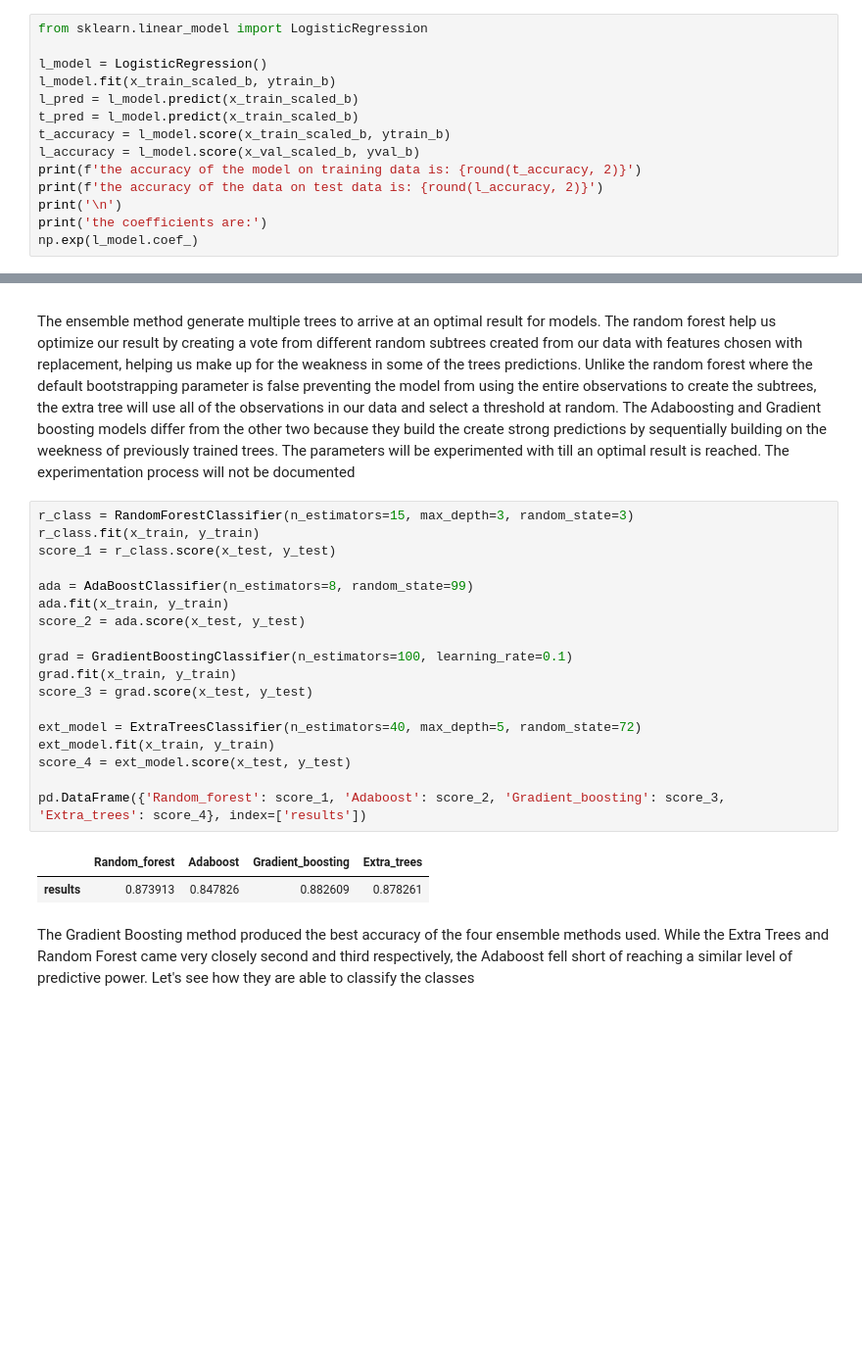
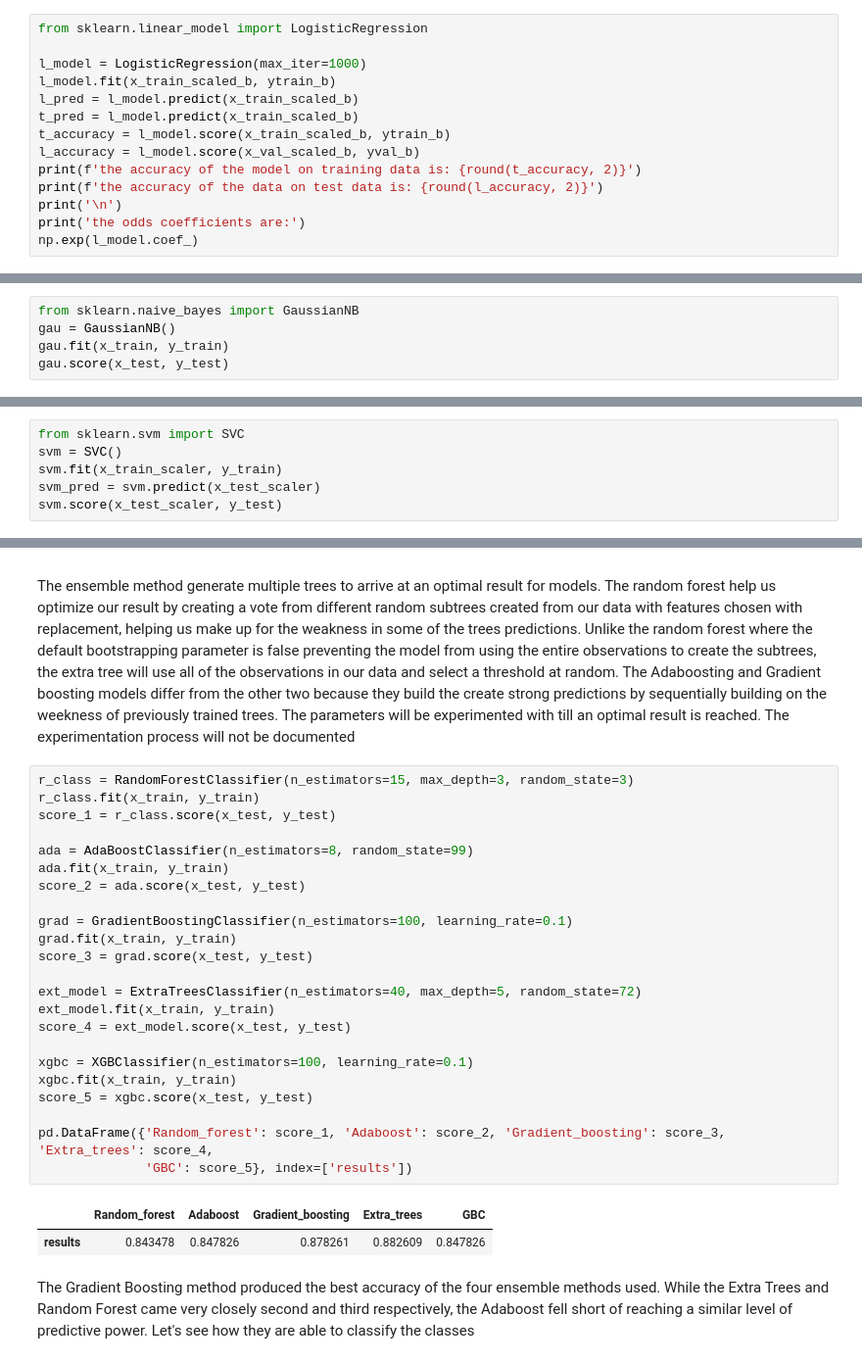
Before and after one commit to Mueeshassan/Heart-disease-prediction, a Jupyter notebook: Heart Machine Learning Model Prediction.ipynb, the cells around one changed output, grey strips where cells are left out. Shown at 98% size. Drawn from its saved outputs; the diff is of its cells as text; blank space fills up the shorter version.

```diff
--- a/Heart Machine Learning Model Prediction.ipynb
+++ b/Heart Machine Learning Model Prediction.ipynb
@@ -682,7 +689,7 @@ We have exhausted optimization techniques in building an optimal model using the
 # %%
 from sklearn.linear_model import LogisticRegression
 
-l_model = LogisticRegression()
+l_model = LogisticRegression(max_iter=1000)
 l_model.fit(x_train_scaled_b, ytrain_b)
 l_pred = l_model.predict(x_train_scaled_b)
 t_pred = l_model.predict(x_train_scaled_b)
@@ -691,7 +698,7 @@ l_accuracy = l_model.score(x_val_scaled_b, yval_b)
 print(f'the accuracy of the model on training data is: {round(t_accuracy, 2)}')
 print(f'the accuracy of the data on test data is: {round(l_accuracy, 2)}')
 print('\n')
-print('the coefficients are:')
+print('the odds coefficients are:')
 np.exp(l_model.coef_)
 # %% [output]
 the accuracy of the model on training data is: 0.85
@@ -828,0 +822,5 @@ There is a slightly more improved performance in most of the metrics from the cl
+# %%
+from sklearn.naive_bayes import GaussianNB
+gau = GaussianNB()
+gau.fit(x_train, y_train)
+gau.score(x_test, y_test)
@@ -828,0 +834,6 @@ There is a slightly more improved performance in most of the metrics from the cl
+# %%
+from sklearn.svm import SVC
+svm = SVC()
+svm.fit(x_train_scaler, y_train)
+svm_pred = svm.predict(x_test_scaler)
+svm.score(x_test_scaler, y_test)
@@ -871,24 +908,29 @@ The ensemble method generate multiple trees to arrive at an optimal result for m
 # %%
 r_class = RandomForestClassifier(n_estimators=15, max_depth=3, random_state=3)
 r_class.fit(x_train, y_train)
 score_1 = r_class.score(x_test, y_test)
 
 ada = AdaBoostClassifier(n_estimators=8, random_state=99)
 ada.fit(x_train, y_train)
 score_2 = ada.score(x_test, y_test)
 
 grad = GradientBoostingClassifier(n_estimators=100, learning_rate=0.1)
 grad.fit(x_train, y_train)
 score_3 = grad.score(x_test, y_test)
 
 ext_model = ExtraTreesClassifier(n_estimators=40, max_depth=5, random_state=72)
 ext_model.fit(x_train, y_train)
 score_4 = ext_model.score(x_test, y_test)
 
-pd.DataFrame({'Random_forest': score_1, 'Adaboost': score_2, 'Gradient_boosting': score_3, 'Extra_trees': score_4}, index=['results'])
+xgbc = XGBClassifier(n_estimators=100, learning_rate=0.1)
+xgbc.fit(x_train, y_train)
+score_5 = xgbc.score(x_test, y_test)
+
+pd.DataFrame({'Random_forest': score_1, 'Adaboost': score_2, 'Gradient_boosting': score_3, 'Extra_trees': score_4,
+              'GBC': score_5}, index=['results'])
 # %% [output]
-|  | Random_forest | Adaboost | Gradient_boosting | Extra_trees |
-| results | 0.873913 | 0.847826 | 0.882609 | 0.878261 |
+|  | Random_forest | Adaboost | Gradient_boosting | Extra_trees | GBC |
+| results | 0.843478 | 0.847826 | 0.878261 | 0.882609 | 0.847826 |
 # %% [markdown]
 The Gradient Boosting method produced the best accuracy of the four ensemble methods used. While the Extra Trees and Random Forest came very closely second and third respectively, the Adaboost fell short of reaching a similar level of predictive power. Let's see how they are able to classify the classes
 # %% [markdown]
```
Also changed, not shown: parts of 40 cells of this notebook.
